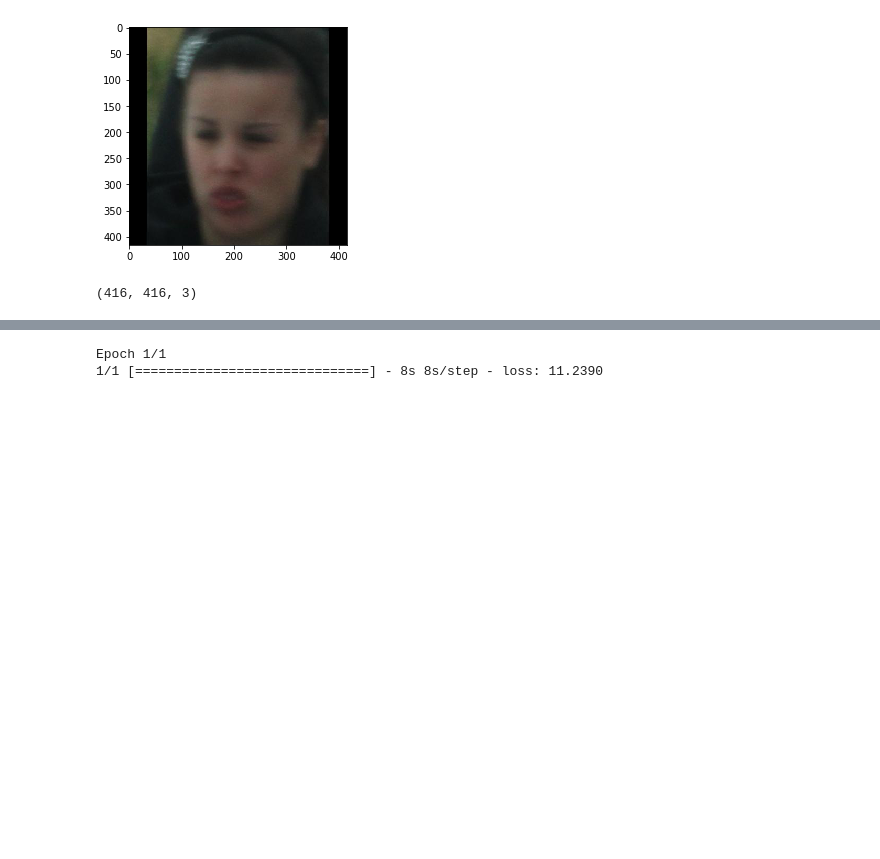
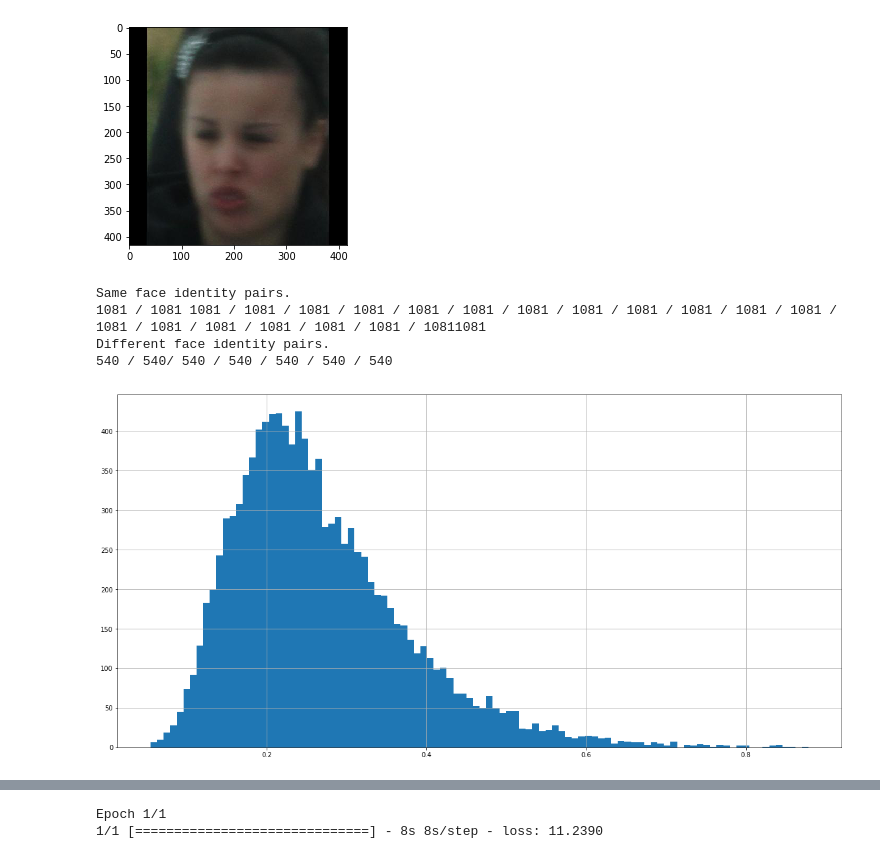
Before and after one commit to tonandr/face_vijnana_yolov3, a Jupyter notebook: analysis/face_recog_analysis.ipynb, the cells around one changed output, grey strips where cells are left out. Drawn from its saved outputs; the diff is of its cells as text; code cells hidden in the pictures; blank space fills up the shorter version.

```diff
--- a/analysis/face_recog_analysis.ipynb
+++ b/analysis/face_recog_analysis.ipynb
@@ -169,3 +96,6 @@ model_loading = True
+# %%
+with open("face_vijnana_yolov3_win.json", 'r') as f:
+    conf = json.load(f)
 # %%
 import face_identification
 # %%
@@ -173,9 +103,9 @@ importlib.reload(face_identification)
 # %% [output]
 <module 'face_identification' from 'D:\\topcoder\\face_recog\\src\\space\\face_identification.py'>
 # %%
-fr = face_identification.FaceIdentifier(raw_data_path, hps, model_loading)
+fr = face_identification.FaceIdentifier(conf)
 # %%
-db = pd.read_csv('db.csv')
+db = pd.read_csv('subject_image_db.csv')
 db = db.iloc[:, 1:]
 db_g = db.groupby('subject_id')
 # %%
@@ -422,7 +282,68 @@ imshow(image2)
 # %% [output]
 <matplotlib.image.AxesImage at 0x...>
 [figure]
-# %%
-image2.shape
-# %% [output]
-(416, 416, 3)
+# %%
+db = pd.read_csv('subject_image_db.csv')
+db = db.iloc[:, 1:]
+db_g = db.groupby('subject_id')
+same_dists = []
+diff_dists = []
+
+with h5py.File('subject_facial_ids.h5', 'r') as f:
+    subject_ids = list(db_g.groups.keys())
+
+    # Same face identity pairs.
+    print('Same face identity pairs.')
+    for c, subject_id in enumerate(subject_ids):
+        print(c + 1, '/', len(subject_ids), end='\r')
+
+        if subject_id == -1:
+            continue
+
+        # Get face images of a subject id.
+        df = db_g.get_group(subject_id)
+        file_names = list(df.iloc[:, 1])
+
+        # Check exception.
+        if len(file_names) < 2: continue
+
+        for i in range(len(file_names)):
+            same_dists.append(norm(ref_facial_ids[subject_id] - f[file_names[i]].value))
+
+    print()
+
+    # Determine pairs of different face identity randomly.
+    idxes = range(len(subject_ids))
+    num_pairs = len(subject_ids) // 2
+    pairs = np.random.choice(idxes, size=(num_pairs, 2), replace=False)
+
+    # Different face identity pairs.b
+    print('Different face identity pairs.')
+    for i in range(pairs.shape[0]):
+        print(i + 1, '/', pairs.shape[0], end='\r')
+
+        k = pairs[i, 0]
+        l = pairs[i, 1]
+
+        if subject_ids[k] == -1 or subject_ids[l] == -1:
+            continue
+
+        comp_df = db_g.get_group(subject_ids[l])
+        comp_file_names = list(comp_df.iloc[:, 1])
+
+        for comp_fn in comp_file_names:
+            diff_dists.append(norm(ref_facial_ids[subject_ids[k]] - f[comp_fn].value))
+
+same_dists = np.asarray(same_dists)
+diff_dists = np.asarray(diff_dists)
+# %% [output]
+Same face identity pairs.
+1081 / 1081 1081 / 1081 / 1081 / 1081 / 1081 / 1081 / 1081 / 1081 / 1081 / 1081 / 1081 / 1081 / 1081 / 1081 / 1081 / 1081 / 1081 / 1081 / 10811081
+Different face identity pairs.
+540 / 540/ 540 / 540 / 540 / 540 / 540
+# %%
+figure(figsize=(20,10))
+hist(same_dists, bins=100)
+grid()
+# %% [output]
+[figure, added]
```
Also changed, not shown: parts of 59 cells of this notebook, 6 other files.
